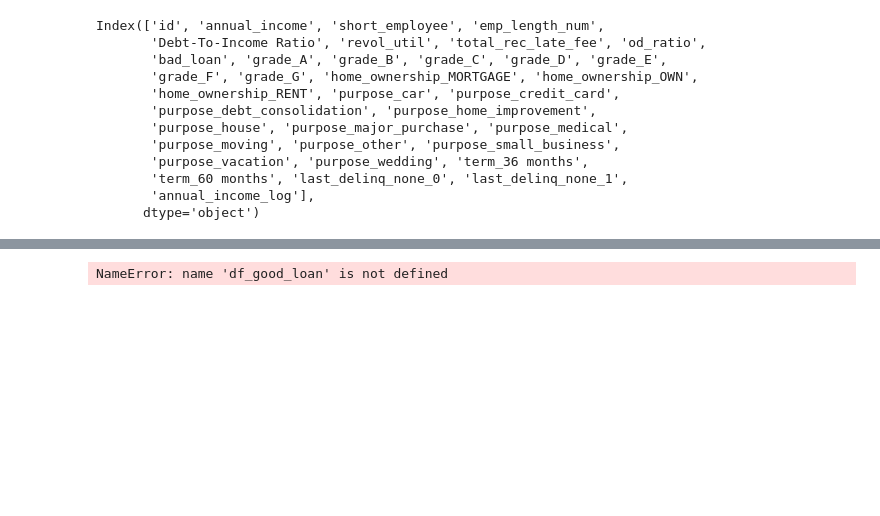
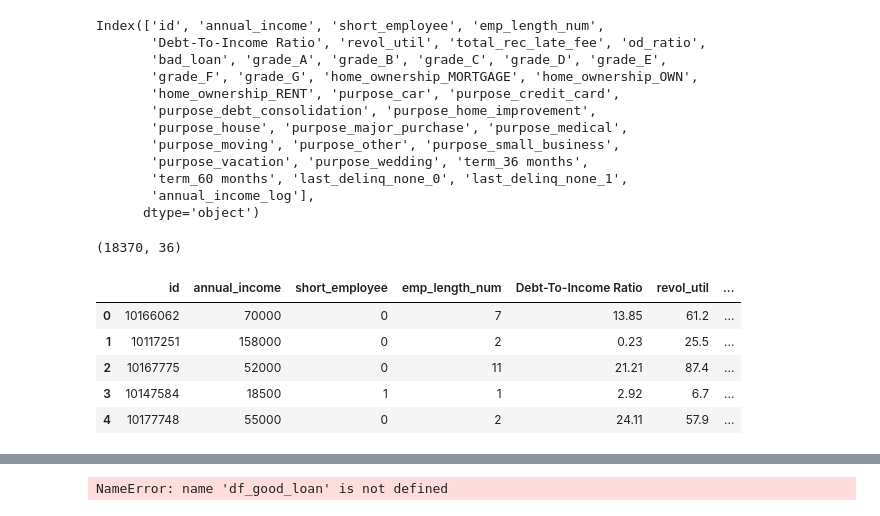
Before and after one commit to KaimiHuang/Applied_Data_Science_Project_1, a Jupyter notebook: Predict_bad_loan_cont_Anomaly_Detection_last_step.ipynb, the cells around one changed output, grey strips where cells are left out. Saved outputs shown, nothing was run; the diff lists cells and outputs as text; code cells hidden in the pictures; blank space fills up the shorter version.

```diff
--- a/Predict_bad_loan_cont_Anomaly_Detection_last_step.ipynb
+++ b/Predict_bad_loan_cont_Anomaly_Detection_last_step.ipynb
@@ -85,3 +87,23 @@ def get_confusion_matrix(target_test, target_pred):
 # label_prop_model.fit(X_joined, y_joined)
 # X_bad_label = label_prop_model.predict(X_bad)
 # X_bad_label.mean()
+# %%
+#use cosine similarity to compare similarity between good data with label 1 and bad data with label 0
+
+df_joined = pd.concat([df_good, df_bad])
+df_joined.shape
+# %% [output]
+(18370, 36)
+# %%
+#dropping the target columns because of the assumption that bad data contains wrong labels
+#dropping annual_income_log as it was an engineered feature that is not in the original dataset
+#keeping the id column because when i use Gaussian Mixture/EM to get the good data, i kept id as well
+df_joined_2 = df_joined.drop(columns=['bad_loan', 'annual_income_log'])
+df_joined_2.head()
+# %% [output]
+|  | id | annual_income | short_employee | emp_length_num | Debt-To-Income Ratio | revol_util | ... |
+| 0 | 10166062 | 70000 | 0 | 7 | 13.85 | 61.2 | ... |
+| 1 | 10117251 | 158000 | 0 | 2 | 0.23 | 25.5 | ... |
+| 2 | 10167775 | 52000 | 0 | 11 | 21.21 | 87.4 | ... |
+| 3 | 10147584 | 18500 | 1 | 1 | 2.92 | 6.7 | ... |
+| 4 | 10177748 | 55000 | 0 | 2 | 24.11 | 57.9 | ... |
```
Also changed, not shown: parts of 39 cells of this notebook, 1 other file.
